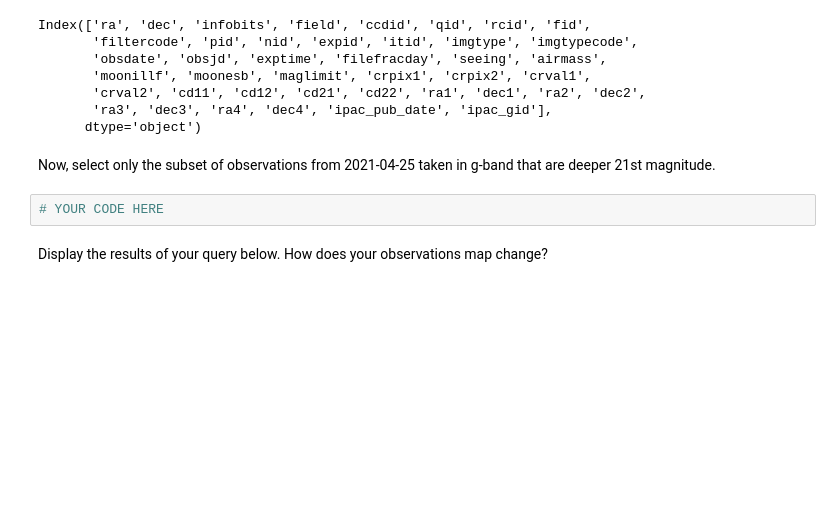
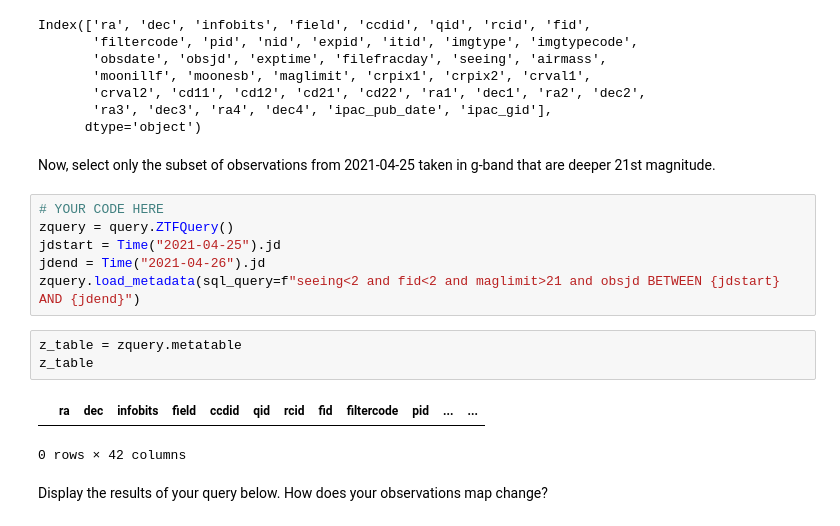
Before and after one commit to ahtiman/ztf_summer_school_2022, a Jupyter notebook: lectures/01/lecture01.ipynb, the cells around one changed output. Drawn from its saved outputs; the diff is of its cells as text; blank space fills up the shorter version.

```diff
--- a/lectures/01/lecture01.ipynb
+++ b/lectures/01/lecture01.ipynb
@@ -197,8 +199,18 @@ Index(['ra', 'dec', 'infobits', 'field', 'ccdid', 'qid', 'rcid', 'fid',
       dtype='object')
 # %% [markdown]
 Now, select only the subset of observations from 2021-04-25 taken in g-band that are deeper 21st magnitude.
-# %%
-# YOUR CODE HERE
+# %%
+# YOUR CODE HERE
+zquery = query.ZTFQuery()
+jdstart = Time("2021-04-25").jd
+jdend = Time("2021-04-26").jd
+zquery.load_metadata(sql_query=f"seeing<2 and fid<2 and maglimit>21 and obsjd BETWEEN {jdstart} AND {jdend}")
+# %%
+z_table = zquery.metatable
+z_table
+# %% [output]
+|  | ra | dec | infobits | field | ccdid | qid | rcid | fid | filtercode | pid | ... | ... |
+0 rows × 42 columns
 # %% [markdown]
 Display the results of your query below. How does your observations map change?
 # %%
```
Also changed, not shown: parts of 4 cells of this notebook.
